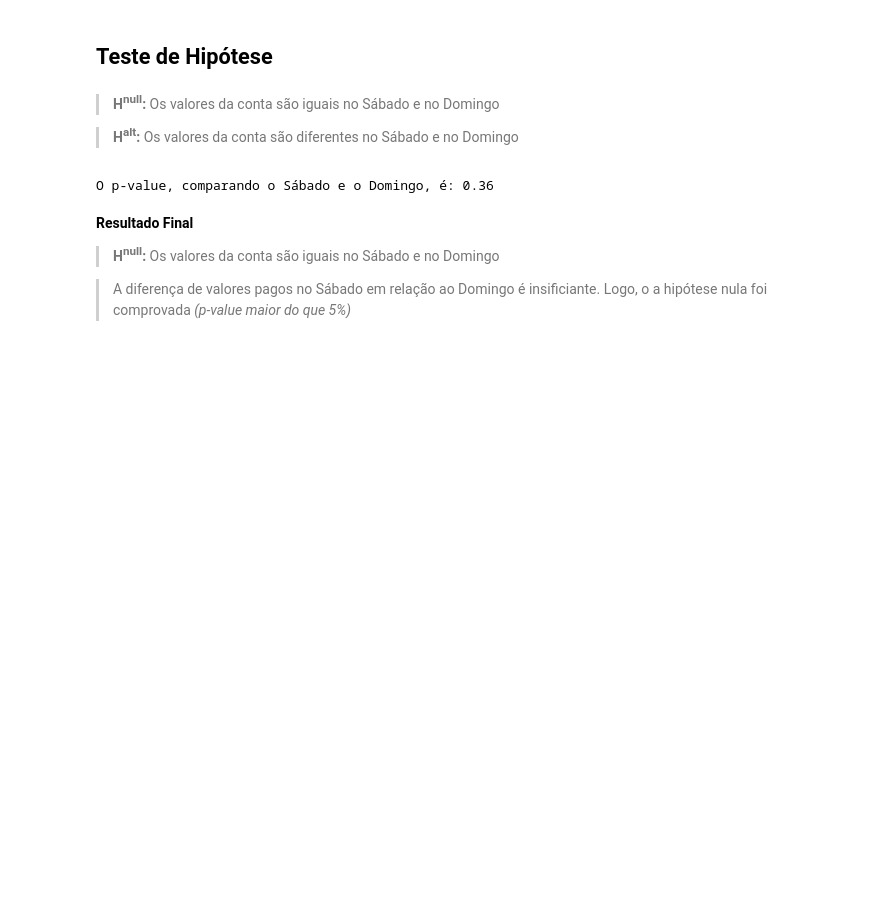
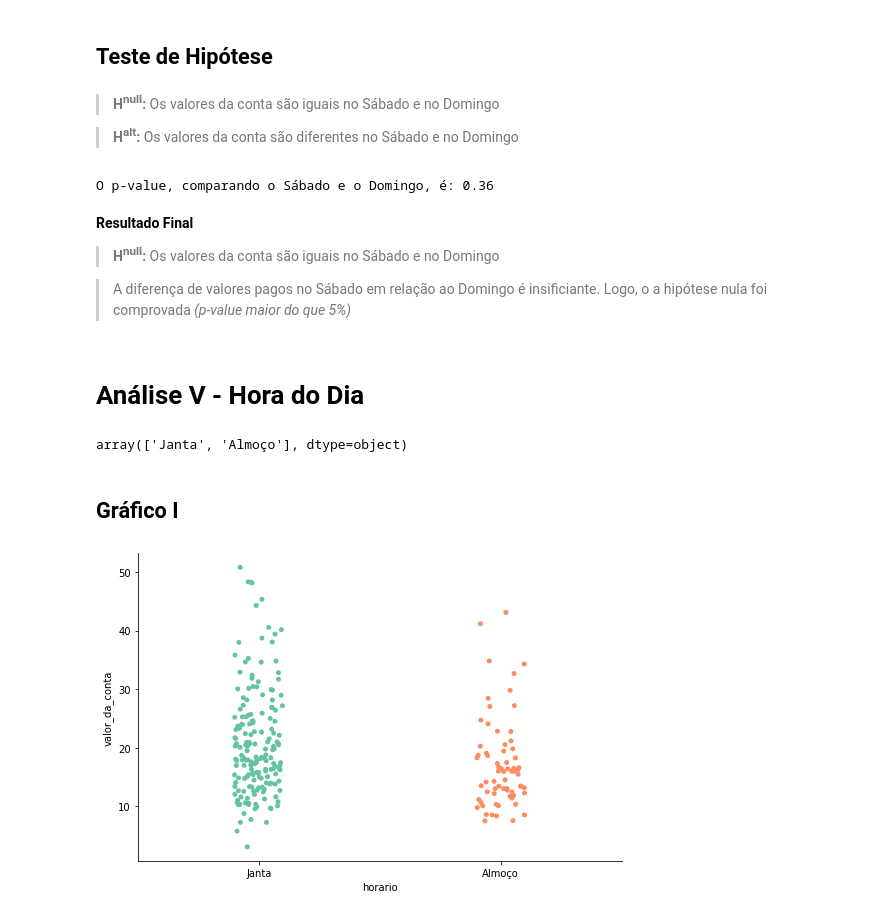
Before and after one commit to strawndri/data-visualization, a Jupyter notebook: Notebooks/Gorjetas.ipynb, the cells around one changed output. Drawn from its saved outputs; the diff is of its cells as text; code cells hidden in the pictures; blank space fills up the shorter version.

Commit message:
Análise V - Comparando os valores do Almoço e da Janta

```diff
--- a/Notebooks/Gorjetas.ipynb
+++ b/Notebooks/Gorjetas.ipynb
@@ -402,3 +402,15 @@ O p-value, comparando o Sábado e o Domingo, é: 0.36
 > **H<sup>null</sup>:** Os valores da conta são iguais no Sábado e no Domingo
 
 > A diferença de valores pagos no Sábado em relação ao Domingo é insificiante. Logo, o a hipótese nula foi comprovada *(p-value maior do que 5%)*
+# %% [markdown]
+# Análise V - Hora do Dia
+# %%
+gorjetas.horario.unique()
+# %% [output]
+array(['Janta', 'Almoço'], dtype=object)
+# %% [markdown]
+## Gráfico I
+# %%
+grafico_horario1 = sns.catplot(x='horario', y='valor_da_conta', data=gorjetas, aspect=1.5)
+# %% [output]
+[figure, added]
```
Also changed, not shown: parts of 13 cells of this notebook.
